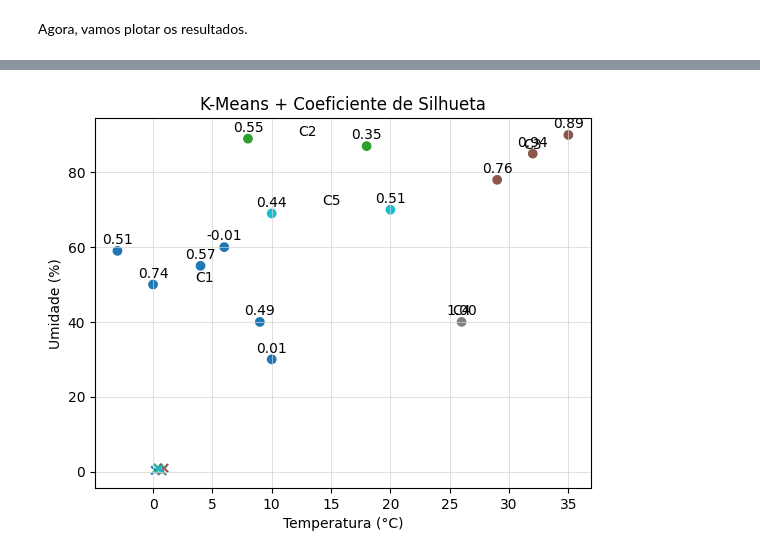
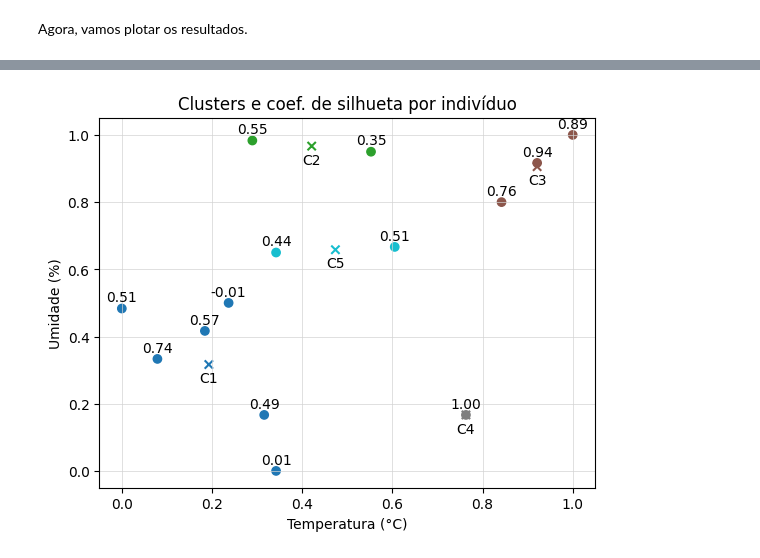
Before and after one commit to tacla/Sistemas-Inteligentes, a Jupyter notebook: Clustering/K_Means_Silhueta.ipynb, the cells around one changed output, grey strips where cells are left out. Saved outputs shown, nothing was run; the diff lists cells and outputs as text; code cells hidden in the pictures.

```diff
--- a/Clustering/K_Means_Silhueta.ipynb
+++ b/Clustering/K_Means_Silhueta.ipynb
@@ -115,12 +87,8 @@ Em primeiro lugar, calculamos as distâncias quadráticas entre todos os pares d
 # %%
-# shape retorna o numero de linhas e de colunas de um array numpy
-n_amostras = X.shape[0]
+n_amostras, n_caracteristicas = X.shape   # shape retorna o numero de linhas e de colunas de um array numpy
+n_clusters = len(np.unique(labels))       # número de clusters calculado pelo número de labels de clusters
 
-# número de clusters calculado obtido do número de labels únicos retornados
-# pelo k-means
-n_clusters = len(np.unique(labels))
-
-# Calcula as distâncias quadráticas entre os pontos de dados; pode-se utilizar
-# outras distâncias como 'euclidean' mas a quadrática evita o cálculo da raiz
-# quadrada, economizando processamento
-dists = pairwise_distances(X, metric='sqeuclidean')
+# Calcula as distâncias quadráticas entre os pontos de dados; pode-se utilizar outras distâncias
+# mas a quadrática evita o cálculo da raiz quadrada, economizando processamento
+dists = pairwise_distances(X_norm, metric='sqeuclidean')
+print('ok')
@@ -209,20 +163,6 @@ s(i) < 0.25         (RUIM)     : 2
 # %% [markdown]
 Agora, vamos plotar os resultados.
 # %%
-# Escolha se quer ver o gráfico normalizado ou original
-VER_ORIGINAL = True
-
-if VER_ORIGINAL:
-    X_plot = X_orig
-    centroids_plot = centroids_orig
-    xlabel = "Temperatura (°C)"
-    ylabel = "Umidade (%)"
-else:
-    X_plot = X
-    centroids_plot = centroids
-    xlabel = "Temperatura (normalizada)"
-    ylabel = "Umidade (normalizada)"
-
 # Plota os centroides dos clusters
 plt.style.use(meu_estilo)   # ggplot, bmh, classic
 str_centroids = ['C{}'.format(i+1) for i in range(np.unique(labels).shape[0])]
@@ -230,46 +170,18 @@ plt.scatter(centroids[:, 0], centroids[:, 1], c=np.unique(labels), marker='x', c
 
 for i, txt in enumerate(str_centroids):
     plt.annotate(f"{str_centroids [i]}",
-                 (centroids_plot[i, 0], centroids_plot[i, 1]), textcoords="offset points", xytext=(0, 5), ha='center')
+                 (centroids[i, 0], centroids[i, 1]), textcoords="offset points", xytext=(0, -5), ha='center', va='top')
 
 
+# Plota os pares (temp, umid) com cores diferentes em função do cluster ao qual estão associados
+plt.scatter(X_norm[:, 0], X_norm[:, 1], c=labels, cmap='tab10')
 
-# plota os pares (temp, umid) com cores diferentes em função do cluster ao
-# qual estão associados (labels contém esta associação)
-plt.scatter(X_plot[:, 0], X_plot[:, 1], c=labels, cmap='tab10')
+for i, txt in enumerate(X):
+    plt.annotate(f"{escores_silhueta[i]:.2f}",
+                 (X_norm[i, 0], X_norm[i, 1]), textcoords="offset points", xytext=(0, 5), ha='center')
 
-# Anota silhueta
-print(f"(Temp:,\tumid):\ta\t\tb\t\tsilhueta")
-for i in range(n_amostras):
-    plt.annotate(f"{escores_silhueta[i]:.2f}",
-                 (X_plot[i, 0], X_plot[i, 1]),
-                 textcoords="offset points",
-                 xytext=(0, 5),
-                 ha='center')
-    if VER_ORIGINAL:
-      print(f"({X_orig[i, 0]:.2f},\t{X_orig[i, 1]:.2f}):\t"
-          f"a={a[i]:.2f}\tb={b[i]:.2f}\ts={escores_silhueta[i]:.3f}")
-    else:
-          print(f"({X[i, 0]:.2f},\t{X[i, 1]:.2f}):\t"
-          f"a={a[i]:.2f}\tb={b[i]:.2f}\ts={escores_silhueta[i]:.3f}")
-
-# Calcula a silhueta média
-silhueta_media = np.mean(escores_silhueta)
-print(f"\nEscore de silhueta média para {N_CLUSTERS} clusters: {silhueta_media:.4f}")
-faixa_boa = np.sum(escores_silhueta >= 0.7)
-faixa_raz = np.sum((escores_silhueta >= 0.25) & (escores_silhueta < 0.7))
-faixa_ruim = np.sum(escores_silhueta < 0.25)
-
-print("\nDistribuição dos escores de silhueta:")
-print(f"s(i) >= 0.7         (BOM)      : {faixa_boa}")
-print(f"0.25 <= s(i) < 0.7  (RAZOÁVEL) : {faixa_raz}")
-print(f"s(i) < 0.25         (RUIM)     : {faixa_ruim}")
-print()
-print()
-
-plt.xlabel(xlabel)
-plt.ylabel(ylabel)
-plt.title("K-Means + Coeficiente de Silhueta")
-plt.grid(True)
+plt.xlabel("Temperatura (°C)")
+plt.ylabel("Umidade (%)")
+plt.title("Clusters e coef. de silhueta por indivíduo")
 plt.show()
 # %% [output]
@@ -293 +188 @@ s(i) < 0.25         (RUIM)     : 2
-[figure, old version]
+[figure, new version]
```
Also changed, not shown: parts of 12 cells of this notebook.
